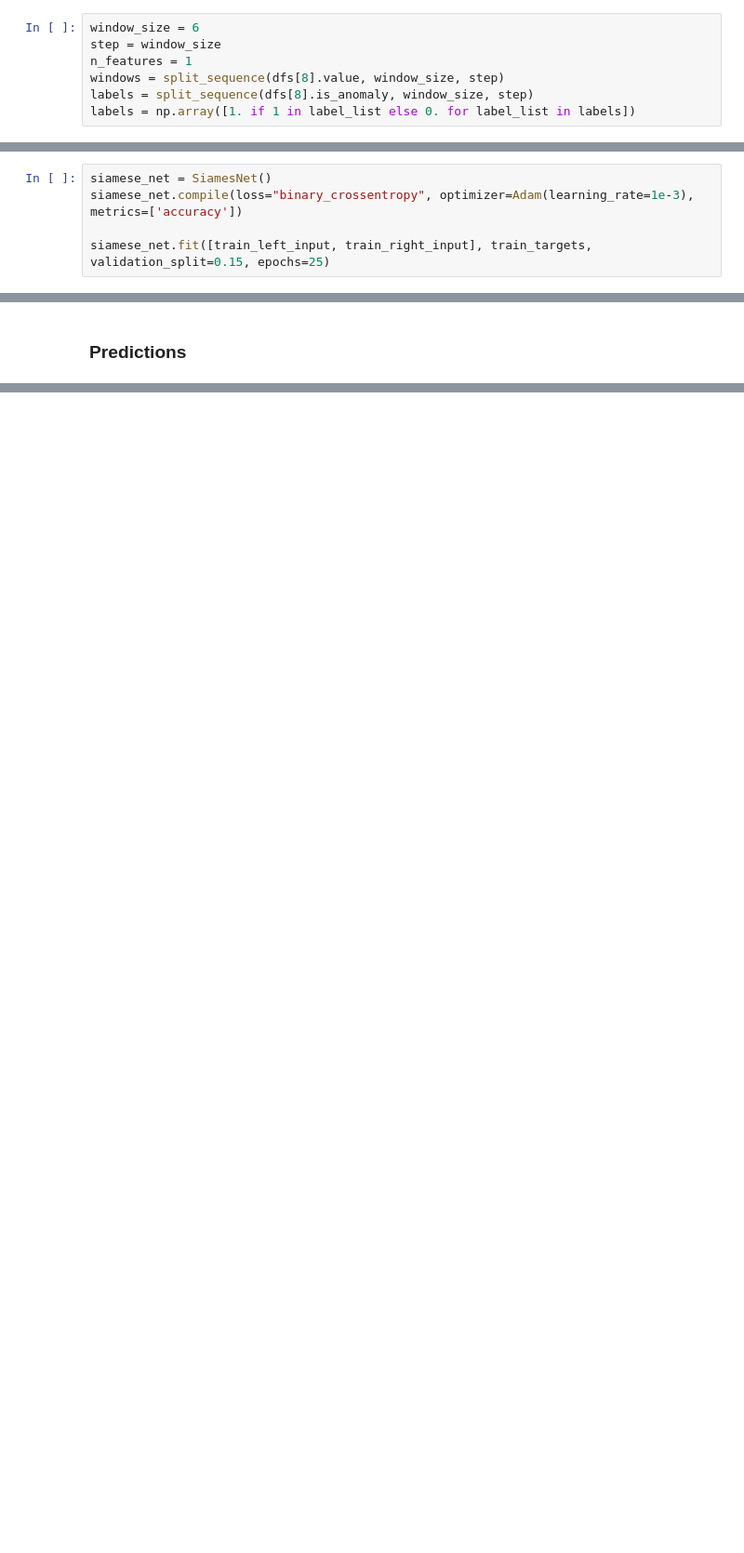
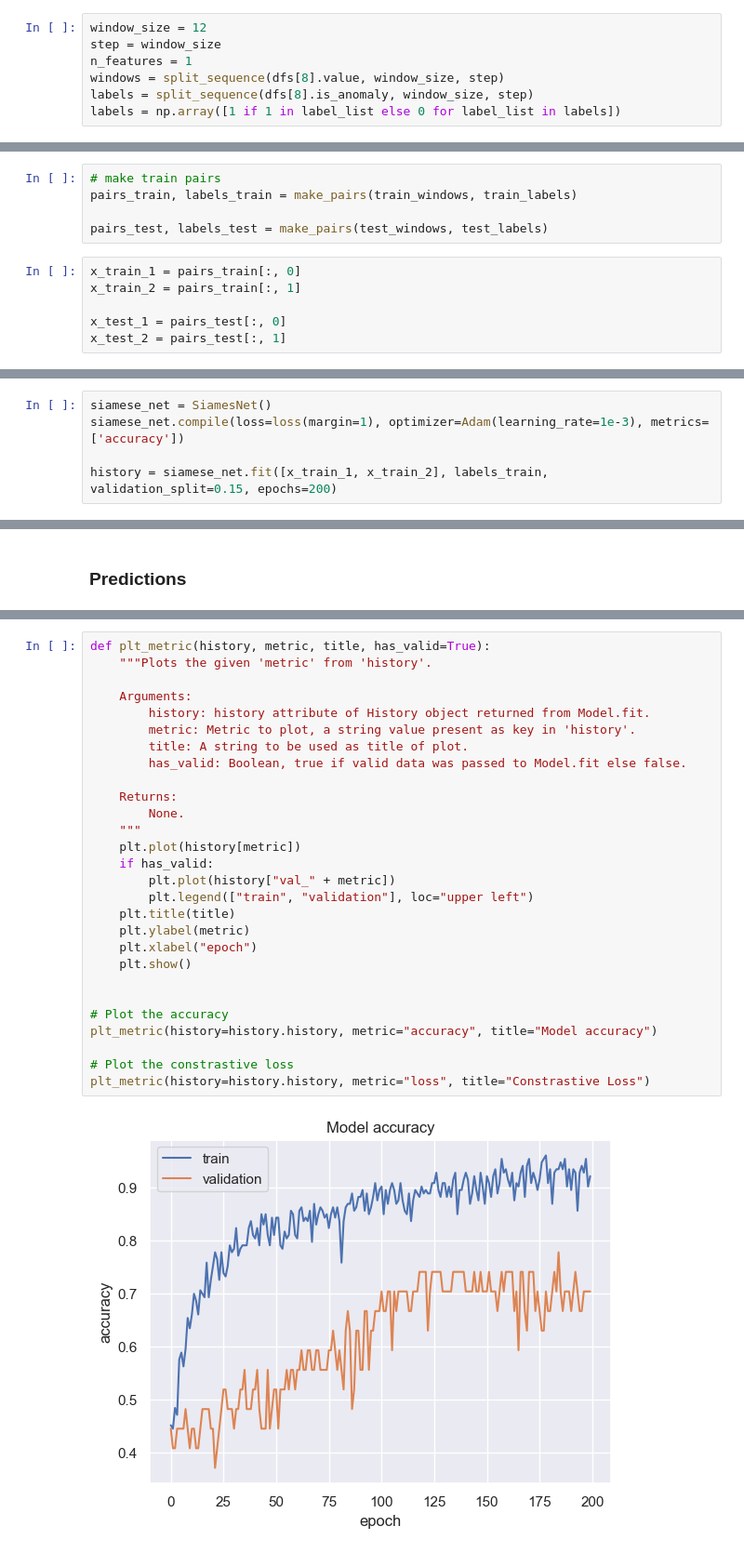
Before and after one commit to ricardo-rolo/Anomaly-Detection-with-Siamese-Neural-Nets, a Jupyter notebook: yahoo_eda.ipynb, the cells around one changed output, grey strips where cells are left out. Shown: that part at 93% size. Drawn from its saved outputs; the diff is of its cells as text; blank space fills up the shorter version.

Commit message:
update loss, model and preprocessing

```diff
--- a/yahoo_eda.ipynb
+++ b/yahoo_eda.ipynb
@@ -148,10 +183,10 @@ for i in range(1, 68):
 # %%
-window_size = 6
+window_size = 12
 step = window_size
 n_features = 1
 windows = split_sequence(dfs[8].value, window_size, step)
 labels = split_sequence(dfs[8].is_anomaly, window_size, step)
-labels = np.array([1. if 1 in label_list else 0. for label_list in labels])
+labels = np.array([1 if 1 in label_list else 0 for label_list in labels])
 # %%
 train_windows, test_windows, train_labels, test_labels = train_test_split(windows, labels, random_state=33)
 # %%
@@ -166,2 +196,13 @@ unb_test_left_input, unb_test_right_input, unb_test_targets = generate_pairs_unb
+# %%
+# make train pairs
+pairs_train, labels_train = make_pairs(train_windows, train_labels)
+
+pairs_test, labels_test = make_pairs(test_windows, test_labels)
+# %%
+x_train_1 = pairs_train[:, 0]
+x_train_2 = pairs_train[:, 1]
+
+x_test_1 = pairs_test[:, 0]
+x_test_2 = pairs_test[:, 1]
 # %% [markdown]
 ### Modeling
@@ -168,6 +216,6 @@ unb_test_left_input, unb_test_right_input, unb_test_targets = generate_pairs_unb
 # %%
 siamese_net = SiamesNet()
-siamese_net.compile(loss="binary_crossentropy", optimizer=Adam(learning_rate=1e-3), metrics=['accuracy'])
+siamese_net.compile(loss=loss(margin=1), optimizer=Adam(learning_rate=1e-3), metrics=['accuracy'])
 
-siamese_net.fit([train_left_input, train_right_input], train_targets, validation_split=0.15, epochs=25)
+history = siamese_net.fit([x_train_1, x_train_2], labels_train, validation_split=0.15, epochs=200)
 # %% [output]
@@ -264,0 +241,30 @@ unb_real = ['fault' if i == 1 else 'nofault' for i in unb_test_targets]
+# %%
+def plt_metric(history, metric, title, has_valid=True):
+    """Plots the given 'metric' from 'history'.
+
+    Arguments:
+        history: history attribute of History object returned from Model.fit.
+        metric: Metric to plot, a string value present as key in 'history'.
+        title: A string to be used as title of plot.
+        has_valid: Boolean, true if valid data was passed to Model.fit else false.
+
+    Returns:
+        None.
+    """
+    plt.plot(history[metric])
+    if has_valid:
+        plt.plot(history["val_" + metric])
+        plt.legend(["train", "validation"], loc="upper left")
+    plt.title(title)
+    plt.ylabel(metric)
+    plt.xlabel("epoch")
+    plt.show()
+
+
+# Plot the accuracy
+plt_metric(history=history.history, metric="accuracy", title="Model accuracy")
+
+# Plot the constrastive loss
+plt_metric(history=history.history, metric="loss", title="Constrastive Loss")
+# %% [output]
+[figure, added]
```
Also changed, not shown: parts of 15 cells of this notebook.
